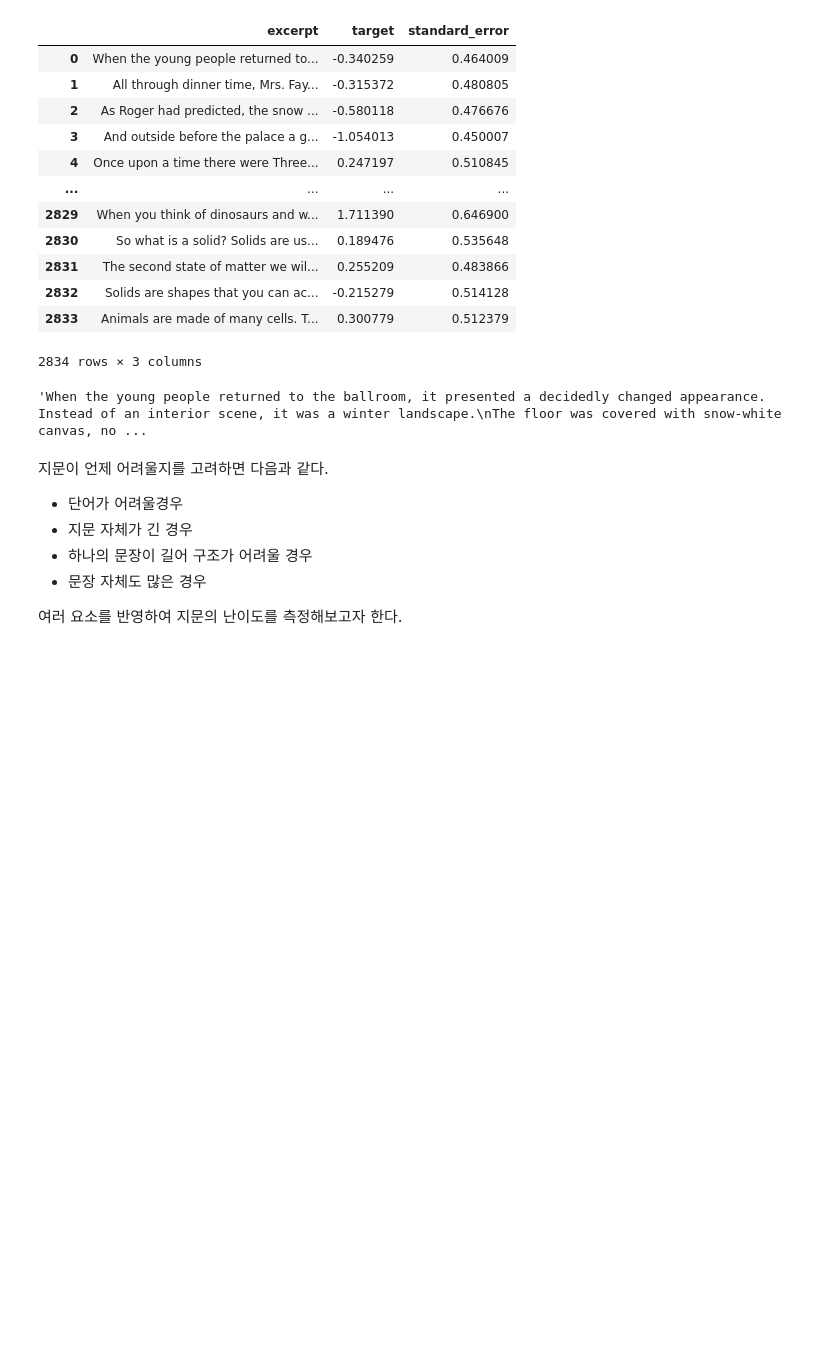
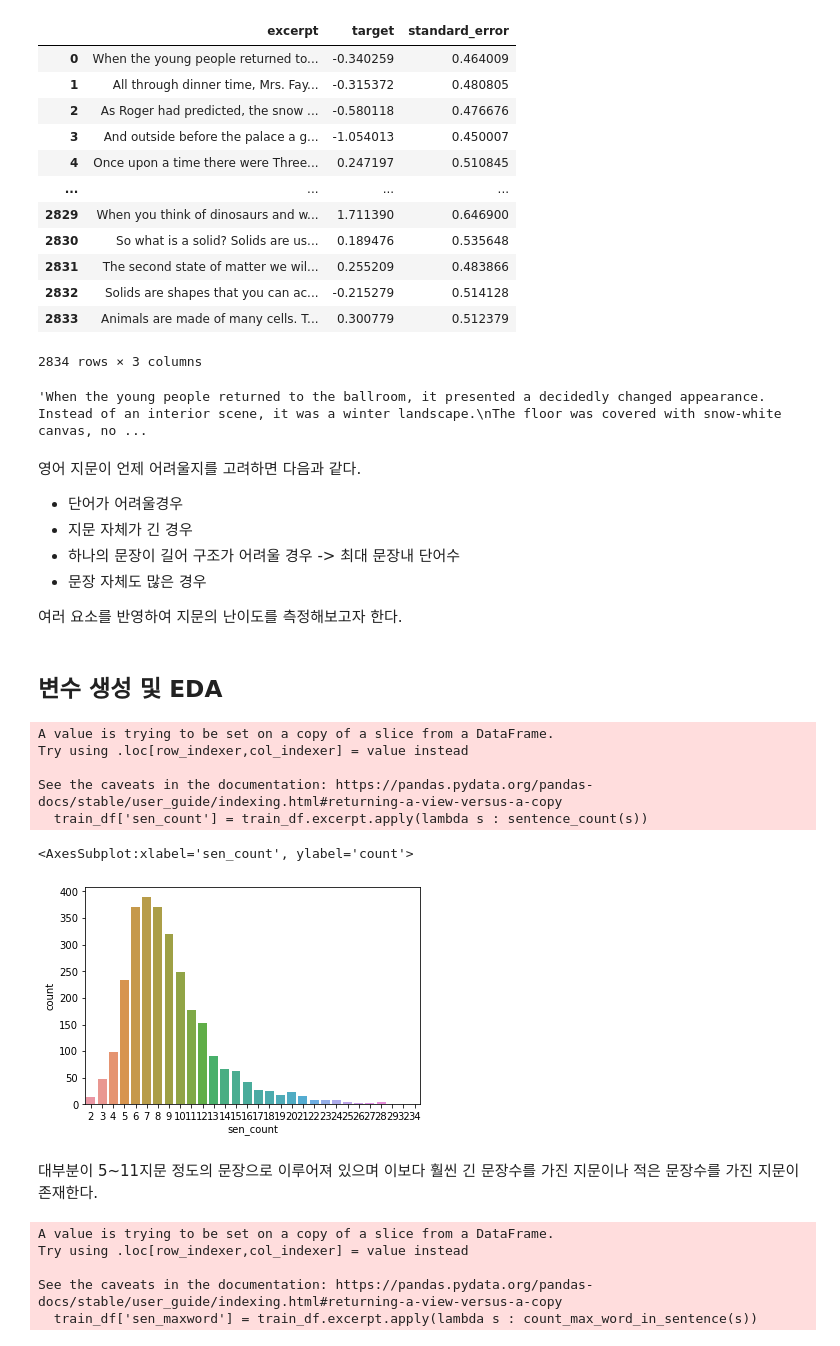
Before and after one commit to SeongwonTak/Data_Practices, a Jupyter notebook: CommonLit Readability Prize/commonlit_read.ipynb, the cells around one changed output. Drawn from its saved outputs; the diff is of its cells as text; code cells hidden in the pictures; blank space fills up the shorter version.

```diff
--- a/CommonLit Readability Prize/commonlit_read.ipynb
+++ b/CommonLit Readability Prize/commonlit_read.ipynb
@@ -77,10 +100,58 @@ train_df.iloc[0].excerpt
 # %% [output]
 'When the young people returned to the ballroom, it presented a decidedly changed appearance. Instead of an interior scene, it was a winter landscape.\nThe floor was covered with snow-white canvas, no ...
 # %% [markdown]
-지문이 언제 어려울지를 고려하면 다음과 같다.
+영어 지문이 언제 어려울지를 고려하면 다음과 같다.
 - 단어가 어려울경우
 - 지문 자체가 긴 경우
-- 하나의 문장이 길어 구조가 어려울 경우
+- 하나의 문장이 길어 구조가 어려울 경우 -> 최대 문장내 단어수
 - 문장 자체도 많은 경우
 
 여러 요소를 반영하여 지문의 난이도를 측정해보고자 한다.
+# %% [markdown]
+## 변수 생성 및 EDA
+# %%
+# 문장 개수 count : 마침표의 개수를 세면 충분하다
+def sentence_count(passage):
+    num = passage.count('.')
+    return num
+
+train_df['sen_count'] = train_df.excerpt.apply(lambda s : sentence_count(s))
+# %% [output]
+A value is trying to be set on a copy of a slice from a DataFrame.
+Try using .loc[row_indexer,col_indexer] = value instead
+
+See the caveats in the documentation: https://pandas.pydata.org/pandas-docs/stable/user_guide/indexing.html#returning-a-view-versus-a-copy
+  train_df['sen_count'] = train_df.excerpt.apply(lambda s : sentence_count(s))
+# %%
+sns.countplot(x = 'sen_count', data = train_df)
+# %% [output]
+<AxesSubplot:xlabel='sen_count', ylabel='count'>
+[figure, added]
+# %% [markdown]
+대부분이 5~11지문 정도의 문장으로 이루어져 있으며 이보다 훨씬 긴 문장수를 가진 지문이나 적은 문장수를 가진 지문이 존재한다.
+# %%
+# 최대 문장 내 단어 수 세기
+# 이를 위해서는 다음과 같이 센다.
+
+def count_max_word_in_sentence(passage):
+    wordcount = []
+    word = 0
+    for i in range(len(passage)):
+        if passage[i] == ' ':
+            word += 1
+        elif passage[i] == '.':
+            # 마침표가 나왔을 경우
+            wordcount.append(word)
+            word = 0
+            # 그러나 그 다음 공백은 넘어가야 한다.
+            if i < len(passage):
+                i = i + 1
+    return max(wordcount)
+
+train_df['sen_maxword'] = train_df.excerpt.apply(lambda s : count_max_word_in_sentence(s))
+# %% [output]
+A value is trying to be set on a copy of a slice from a DataFrame.
+Try using .loc[row_indexer,col_indexer] = value instead
+
+See the caveats in the documentation: https://pandas.pydata.org/pandas-docs/stable/user_guide/indexing.html#returning-a-view-versus-a-copy
+  train_df['sen_maxword'] = train_df.excerpt.apply(lambda s : count_max_word_in_sentence(s))
```
Also changed, not shown: parts of 67 cells of this notebook.
